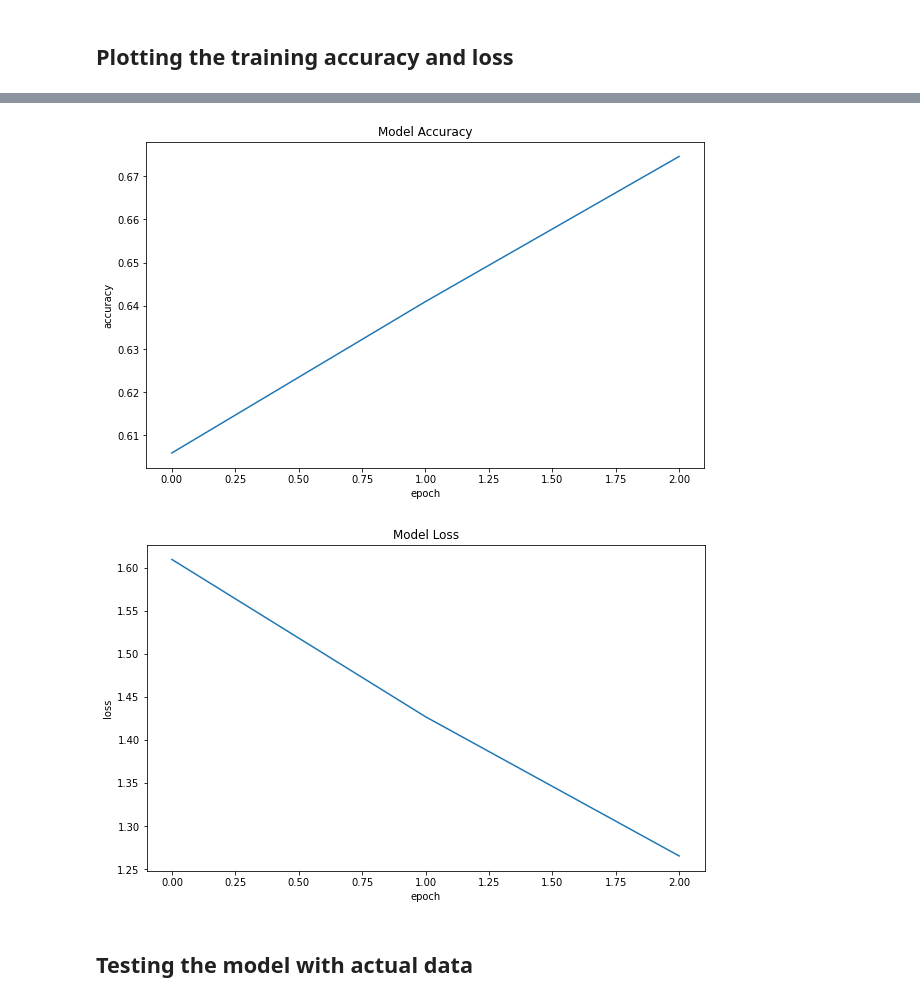
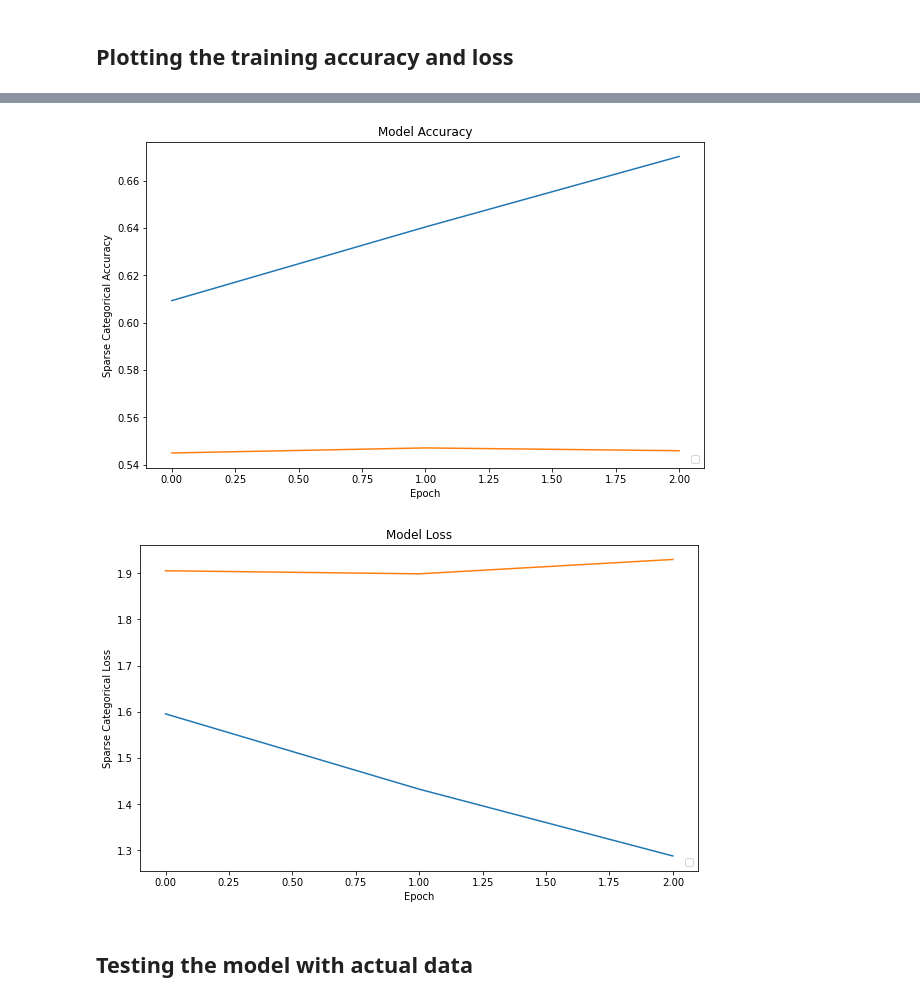
Before and after one commit to MShafquat/Bangla-Next-Word-and-Text-Sequence-Prediction, a Jupyter notebook: model-training/GPT-2 Training.ipynb, the cells around one changed output, grey strips where cells are left out. Saved outputs shown, nothing was run; the diff lists cells and outputs as text; code cells hidden in the pictures.

Commit message:
Used validation data when training GPT-2 model

```diff
--- a/model-training/GPT-2 Training.ipynb
+++ b/model-training/GPT-2 Training.ipynb
@@ -74 +67,6 @@ MAX_SEQUENCE_LENGTH = 200
+# %%
+MAX_SEQUENCE_LENGTH = 200
+full_dataset = create_dataset(tokenizer, filenames, MAX_SEQUENCE_LENGTH)
+# %%
+DATASET_SIZE = full_dataset.cardinality().numpy()
 # %% [markdown]
@@ -76,6 +74,12 @@ Now we create training dataset `X_train` and `y_train` from training files and t
 # %%
-train_dataset = create_dataset(tokenizer, training_filenames, MAX_SEQUENCE_LENGTH)
-test_dataset = create_dataset(tokenizer, test_filenames, MAX_SEQUENCE_LENGTH)
+train_size = int(0.7 * DATASET_SIZE)
+val_size = int(0.15 * DATASET_SIZE)
+test_size = int(0.15 * DATASET_SIZE)
+
+train_dataset = full_dataset.take(train_size)
+test_dataset = full_dataset.skip(train_size)
+val_dataset = test_dataset.skip(val_size)
+test_dataset = test_dataset.take(test_size)
 # %% [markdown]
 ## Creating Model
 # %% [markdown]
@@ -107,6 +110,7 @@ checkpoint = tf.keras.callbacks.ModelCheckpoint(str(model_dir),
 # %% [markdown]
 Train on `train_dataset` for some epochs.
 # %%
-history = model.fit(train_dataset, epochs=3, batch_size=1024, callbacks=[checkpoint])
+history = model.fit(train_dataset, validation_data=val_dataset,
+                    epochs=3, batch_size=64, callbacks=[checkpoint])
 # %% [output]
 Epoch 1/3
@@ -182,15 +186,19 @@ The first value in the list is the loss, and the 3rd one is the accuracy.
 # %%
 fig = plt.figure(figsize=(10, 6))
 plt.plot(history.history['logits_accuracy'])
+plt.plot(history.history['val_logits_accuracy'])
 plt.title('Model Accuracy')
-plt.ylabel('accuracy')
-plt.xlabel('epoch')
+plt.xlabel('Epoch')
+plt.ylabel('Sparse Categorical Accuracy')
+plt.legend(loc='lower right')
 fig.savefig(str(model_dir / 'logits_accuracy.png'), dpi=fig.dpi)
 
 fig = plt.figure(figsize=(10, 6))
 plt.plot(history.history['logits_loss'])
+plt.plot(history.history['val_logits_loss'])
 plt.title('Model Loss')
-plt.ylabel('loss')
-plt.xlabel('epoch')
+plt.xlabel('Epoch')
+plt.ylabel('Sparse Categorical Loss')
+plt.legend(loc='lower right')
 fig.savefig(str(model_dir / 'logits_loss.png'), dpi=fig.dpi)
 # %% [output]
@@ -197,5 +207,5 @@ fig.savefig(str(model_dir / 'logits_loss.png'), dpi=fig.dpi)
-[figure, old version]
+[figure, new version]
-[figure, old version]
+[figure, new version]
 # %% [markdown]
 ## Testing the model with actual data
 # %% [markdown]
```
Also changed, not shown: parts of 17 cells of this notebook.
